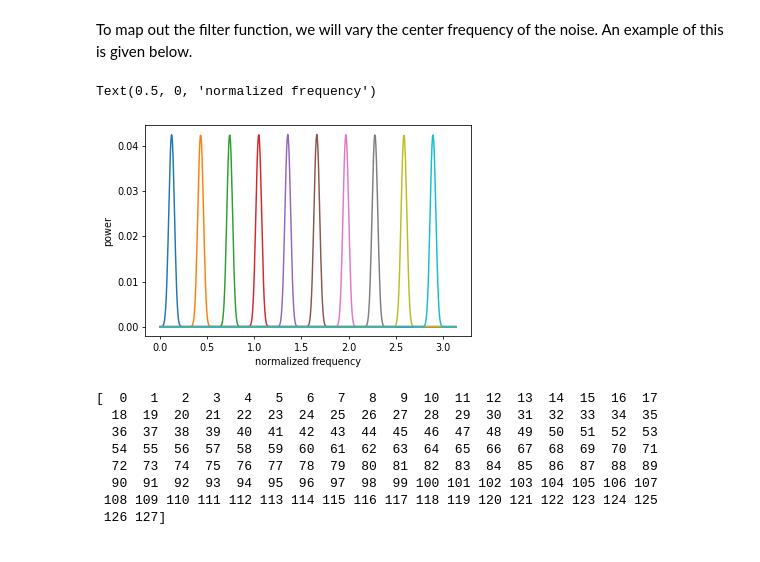
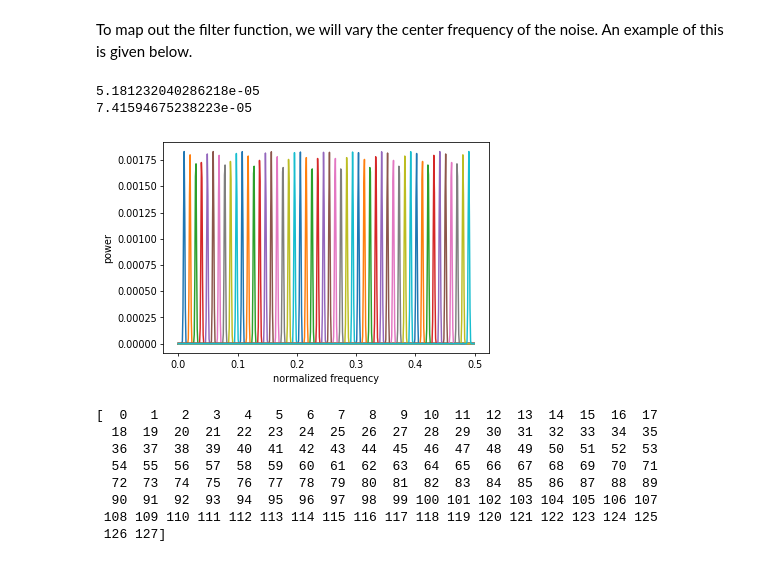
Before and after one commit to Fan-0/AQI2022, a Jupyter notebook: Summer 2022/filter_spectroscopy_example.ipynb, the cells around one changed output. Drawn from its saved outputs; the diff is of its cells as text; code cells hidden in the pictures.

```diff
--- a/Summer 2022/filter_spectroscopy_example.ipynb
+++ b/Summer 2022/filter_spectroscopy_example.ipynb
@@ -71,3 +71,6 @@ noiseless_circ.draw('mpl')
 ## Noise Specifications
 # %% [markdown]
 We will need to take circuits like those above and inject noise into them. In particular, we want the noise to be very narrow band so that we may probe the filter function as specific, localized frequencies.
+# %%
+config = backend.configuration().dt
+config
@@ -74,18 +79,18 @@ We will need to take circuits like those above and inject noise into them. In pa
 # %%
 s_pow = 1e-3
 a = [1]
-NN = 128
-BW = .99999 # changes narrowness of noise spectrum
-w0 = 0.1 # changes center frequency
+NN = 400
+BW = 0.00005 # changes narrowness of noise spectrum
+w0 = 0.5 # changes center frequency
 b = si.firwin(NN, BW)*np.cos(w0*np.pi*np.arange(NN))
-#b = b/la.norm(b)*np.sqrt(s_pow)
-w, h = si.freqz(b, a)
+b = b/la.norm(b)*np.sqrt(s_pow)
+w, h = si.freqz(b, a, fs=1/config,worN=NN)
 
 fig = plt.figure(dpi=70)
 ax = fig.add_subplot(111)
-ax.plot(np.arange(NN),b)
-#ax.plot(w, abs(h)**2)
+#ax.plot(np.arange(NN),b)
+ax.plot(w*config, abs(h)**2)
 ax.set_ylabel('power')
 ax.set_xlabel('normalized frequency')
-print(np.pi*w0)
+print(np.trapz(abs(h)**2))
 # %% [output]
@@ -96,22 +138,41 @@ To map out the filter function, we will vary the center frequency of the noise.
 # %%
 fig = plt.figure(dpi=70)
 ax = fig.add_subplot(111)
-
 s_pow = 1e-3
-a = [1]
-NN = 128
-BW = 0.01 # changes narrowness of noise spectrum
+a = [10]
+NN = 500
+BW = config # changes narrowness of noise spectrum
+integ = 0
+maxes= []
+maxx = []
+maxi = []
 for i,w0 in enumerate(np.linspace(0.02,0.98,50)):
-    b = si.firwin(NN, BW)*np.cos(w0*np.pi*np.arange(NN))
+    w1 = w0
+    b = si.firwin(NN, BW)*np.cos(w1*np.pi*np.arange(NN))
     b = b/la.norm(b)*np.sqrt(s_pow)
-    w, h = si.freqz(b, a)
-    if(i%5==1):
-        ax.plot(w, abs(h)**2)
+    w, h = si.freqz(b, a, fs=1/config,worN=NN)
+    h = abs(h)**2
+    maxes.append(np.max(h))
+    maxi.append(np.argmax(h))
+    maxx.append(w[maxi[-1]])
+    ax.plot(w*config,h)
+    integ = integ+h
+for i,ma in enumerate(maxi):
+    if (not(ma == 0) and not(ma == len(w)-1)):
+        for j in range(-1,2):
+            integ[ma+j] = integ[ma+j]-maxes[i]/(2.5*abs(j)+1)
+    else:
+        integ[ma] = integ[ma]-maxes[i]
+print(np.std(maxes))
+#ax.scatter(maxx, maxes)
+#ax.plot(w,integ)
 ax.set_ylabel('power')
 ax.set_xlabel('normalized frequency')
+print(np.trapz(abs(integ)**2))
 # %% [output]
-Text(0.5, 0, 'normalized frequency')
+5.181232040286218e-05
+7.41594675238223e-05
-[figure, old version]
+[figure, new version]
 # %%
 print(np.arange(NN))
 # %% [output]
```
Also changed, not shown: parts of 11 cells of this notebook, 3 other files.
